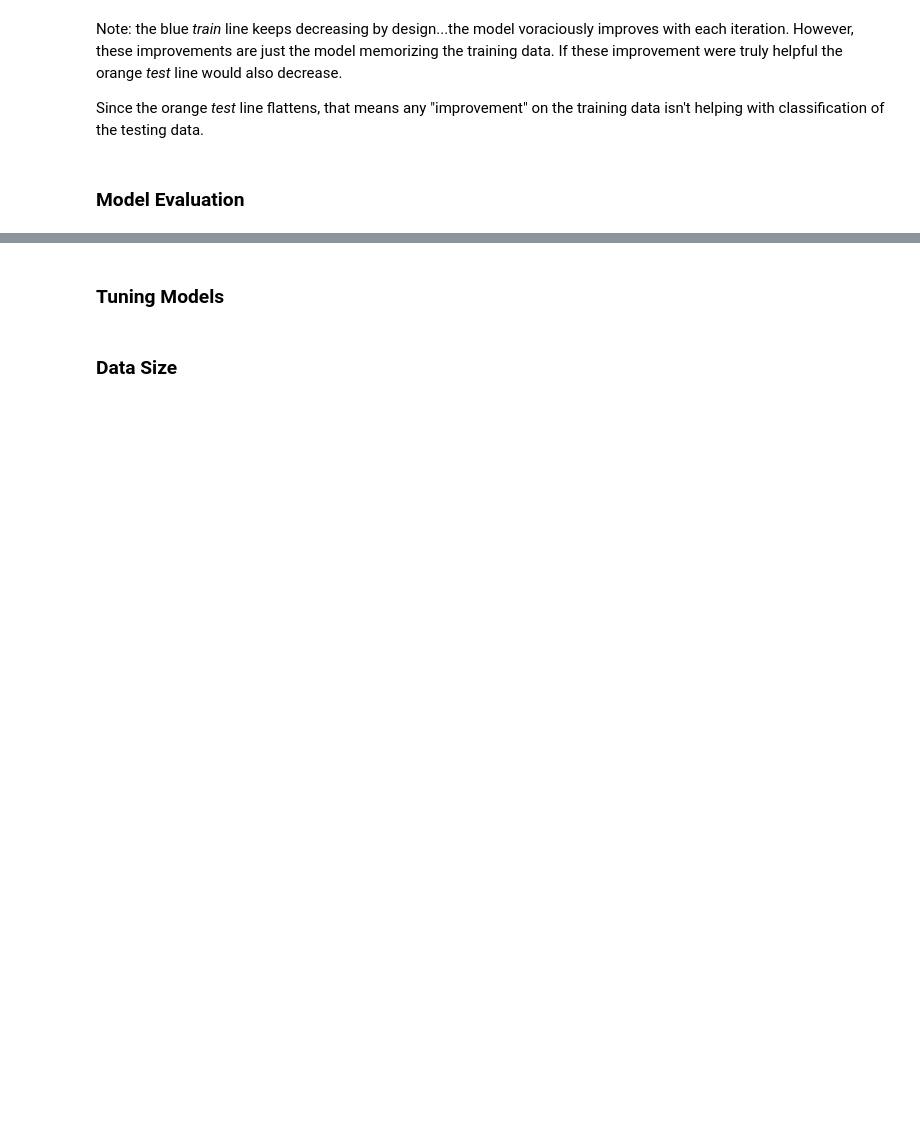
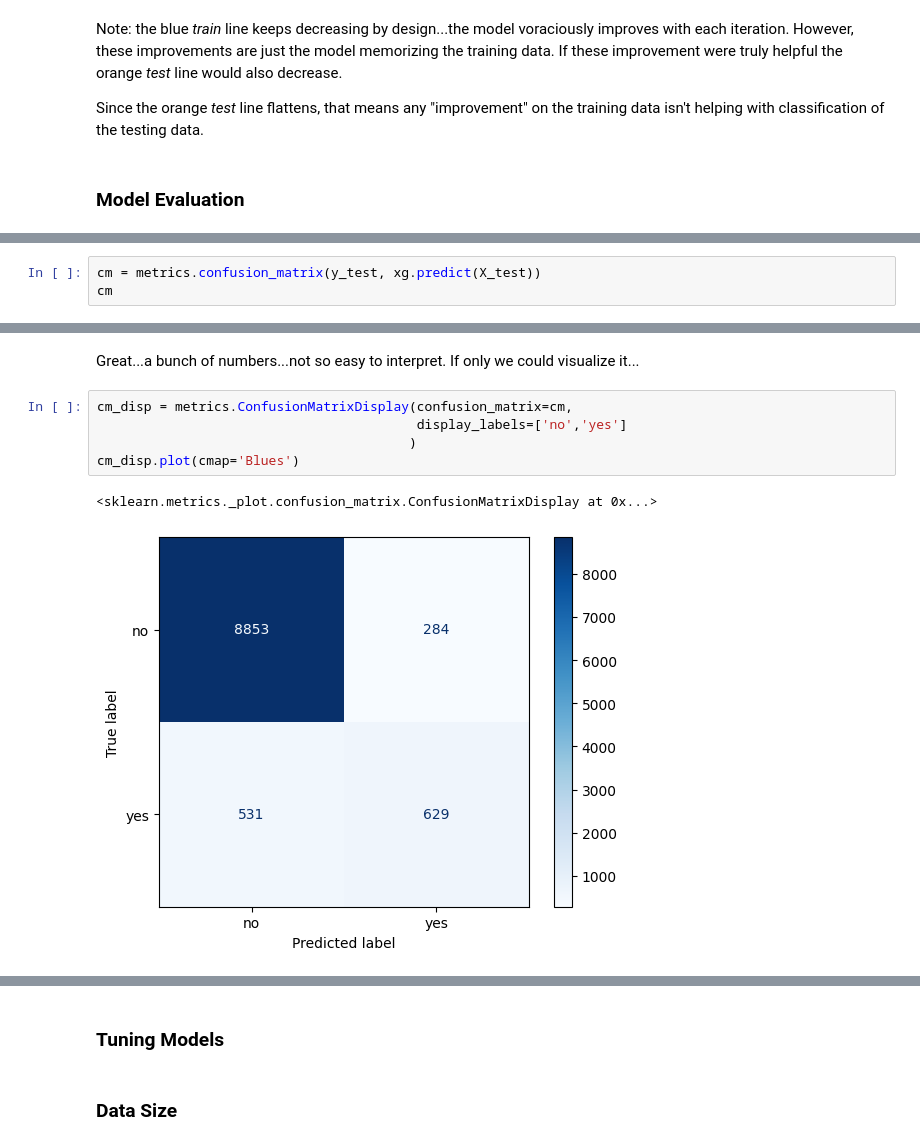
Before and after one commit to hfuhruhurr/effective-xgboost, a Jupyter notebook: dude.ipynb, the cells around one changed output, grey strips where cells are left out. Drawn from its saved outputs; the diff is of its cells as text; blank space fills up the shorter version.

```diff
--- a/dude.ipynb
+++ b/dude.ipynb
@@ -561,0 +566,3 @@ Since the orange _test_ line flattens, that means any "improvement" on the train
+# %%
+cm = metrics.confusion_matrix(y_test, xg.predict(X_test))
+cm
@@ -561,0 +579,10 @@ Since the orange _test_ line flattens, that means any "improvement" on the train
+# %% [markdown]
+Great...a bunch of numbers...not so easy to interpret.  If only we could visualize it...
+# %%
+cm_disp = metrics.ConfusionMatrixDisplay(confusion_matrix=cm,
+                                         display_labels=['no','yes']
+                                        )
+cm_disp.plot(cmap='Blues')
+# %% [output]
+<sklearn.metrics._plot.confusion_matrix.ConfusionMatrixDisplay at 0x...>
+[figure, added]
```
Also changed, not shown: parts of 33 cells of this notebook, 1 other file.
